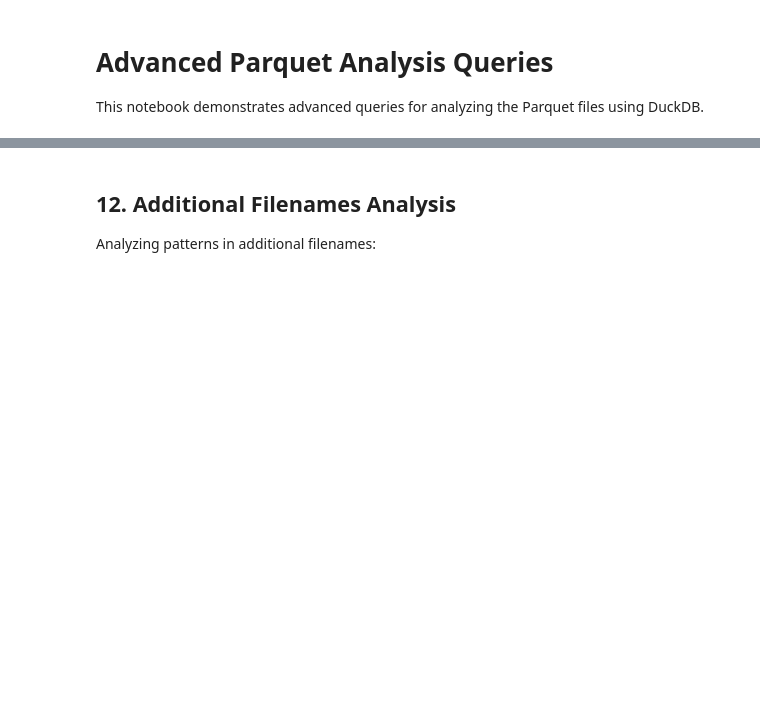
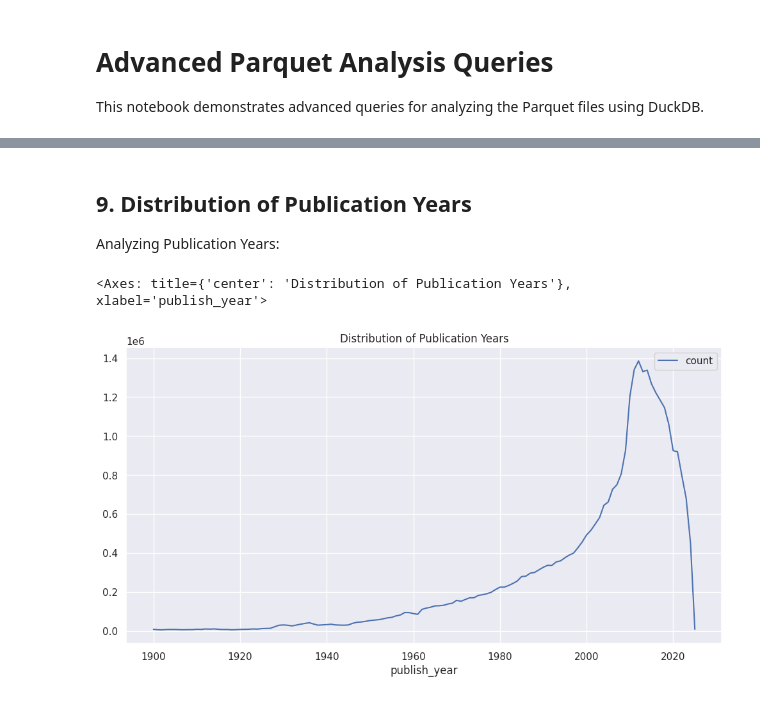
Before and after one commit to RArtutos/Data-science-starter-kit, a Jupyter notebook: notebooks/Queries_Test.ipynb, the cells around one changed output, grey strips where cells are left out. Saved outputs shown, nothing was run; the diff lists cells and outputs as text; code cells hidden in the pictures; blank space fills up the shorter version.

```diff
--- a/notebooks/Queries_Test.ipynb
+++ b/notebooks/Queries_Test.ipynb
@@ -337,4 +310,21 @@ display(df_titles)
-# %% [markdown]
-## 12. Additional Filenames Analysis
-
-Analyzing patterns in additional filenames:
+# %% [markdown]
+## 9. Distribution of Publication Years
+
+Analyzing Publication Years:
+# %%
+pub_year_query = """
+SELECT
+    TRY_CAST(json_extract_string(json, '$._source.search_only_fields.search_year') AS INTEGER) AS publish_year,
+    COUNT(*) AS count
+FROM read_parquet('/data/parquet/*.parquet')
+WHERE publish_year IS NOT NULL
+GROUP BY publish_year
+HAVING publish_year BETWEEN 1900 AND 2025
+ORDER BY publish_year;
+"""
+
+df_pub_year = conn.execute(pub_year_query).fetchdf()
+df_pub_year.plot(x='publish_year', y='count', kind='line', figsize=(12, 6), title="Distribution of Publication Years")
+# %% [output]
+<Axes: title={'center': 'Distribution of Publication Years'}, xlabel='publish_year'>
+[figure, added]
```
Also changed, not shown: parts of 55 cells of this notebook.
